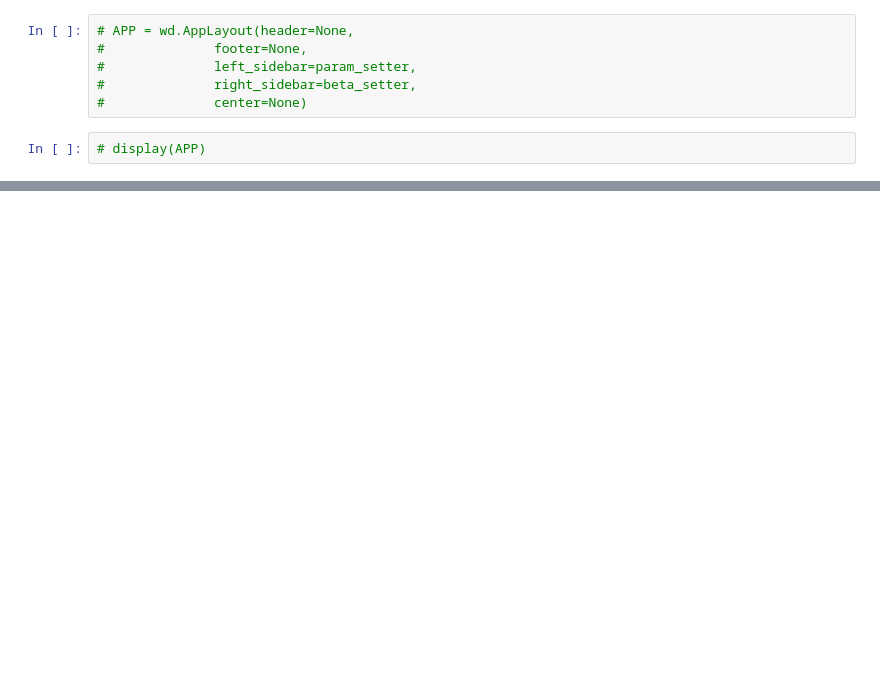
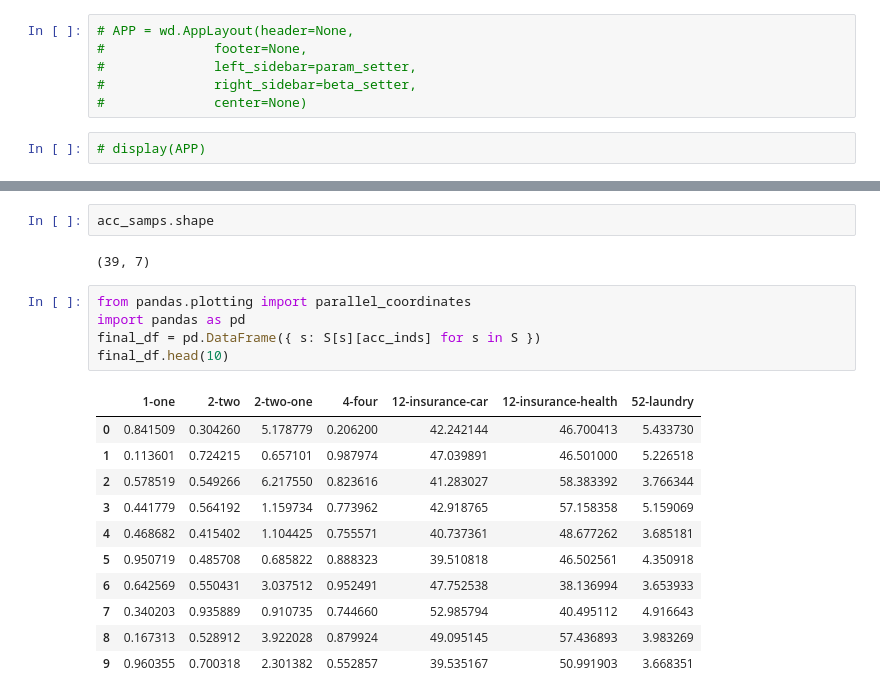
Before and after one commit to mathematicalmichael/dci-demo, a Jupyter notebook: interface.ipynb, the cells around one changed output, grey strips where cells are left out. Drawn from its saved outputs; the diff is of its cells as text; blank space fills up the shorter version.

```diff
--- a/interface.ipynb
+++ b/interface.ipynb
@@ -276,0 +497,21 @@ import matplotlib.pyplot as plt
+# %%
+acc_samps.shape
+# %% [output]
+(39, 7)
+# %%
+from pandas.plotting import parallel_coordinates
+import pandas as pd
+final_df = pd.DataFrame({ s: S[s][acc_inds] for s in S })
+final_df.head(10)
+# %% [output]
+|  | 1-one | 2-two | 2-two-one | 4-four | 12-insurance-car | 12-insurance-health | 52-laundry |
+| 0 | 0.841509 | 0.304260 | 5.178779 | 0.206200 | 42.242144 | 46.700413 | 5.433730 |
+| 1 | 0.113601 | 0.724215 | 0.657101 | 0.987974 | 47.039891 | 46.501000 | 5.226518 |
+| 2 | 0.578519 | 0.549266 | 6.217550 | 0.823616 | 41.283027 | 58.383392 | 3.766344 |
+| 3 | 0.441779 | 0.564192 | 1.159734 | 0.773962 | 42.918765 | 57.158358 | 5.159069 |
+| 4 | 0.468682 | 0.415402 | 1.104425 | 0.755571 | 40.737361 | 48.677262 | 3.685181 |
+| 5 | 0.950719 | 0.485708 | 0.685822 | 0.888323 | 39.510818 | 46.502561 | 4.350918 |
+| 6 | 0.642569 | 0.550431 | 3.037512 | 0.952491 | 47.752538 | 38.136994 | 3.653933 |
+| 7 | 0.340203 | 0.935889 | 0.910735 | 0.744660 | 52.985794 | 40.495112 | 4.916643 |
+| 8 | 0.167313 | 0.528912 | 3.922028 | 0.879924 | 49.095145 | 57.436893 | 3.983269 |
+| 9 | 0.960355 | 0.700318 | 2.301382 | 0.552857 | 39.535167 | 50.991903 | 3.668351 |
```
Also changed, not shown: parts of 33 cells of this notebook, 1 other file.
